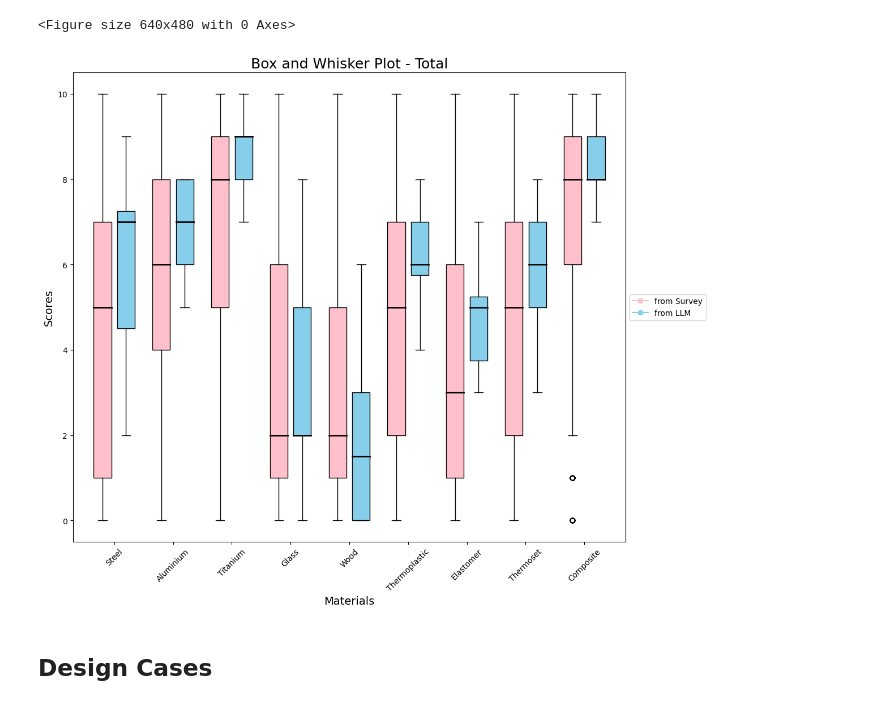
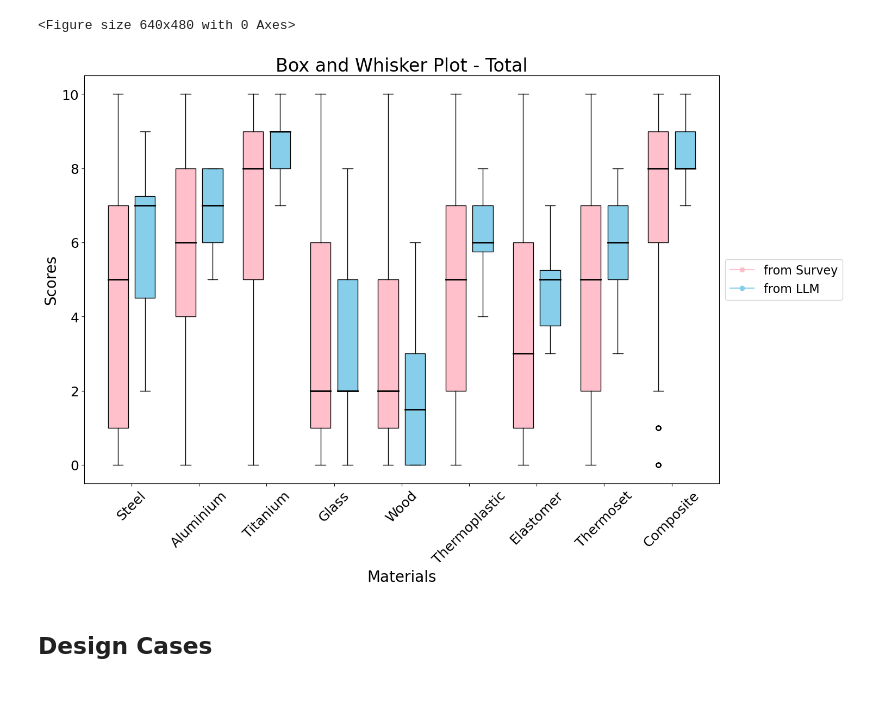
Before and after one commit to cmudrc/LLM-for-Material-Selection, a Jupyter notebook: Comparison Notebooks/SurveyLLM comparison.ipynb, the cells around one changed output. Drawn from its saved outputs; the diff is of its cells as text; code cells hidden in the pictures.

```diff
--- a/Comparison Notebooks/SurveyLLM comparison.ipynb
+++ b/Comparison Notebooks/SurveyLLM comparison.ipynb
@@ -2402,40 +2403,43 @@ import matplotlib.pyplot as plt
 
 # Assuming list_material_total and material_list_total are defined earlier
 
 survey_labels_total = ['Steel', 'Aluminium', 'Titanium', 'Glass', 'Wood', 'Thermoplastic', 'Elastomer', 'Thermoset', 'Composite']
 
-fig, ax = plt.subplots(figsize=(12, 10))
+fig, ax = plt.subplots(figsize=(15, 10))
 
 # Plot boxplot for survey data
 data_survey = [list_material_total[material] for material in survey_labels_total]
 bp = ax.boxplot(data_survey,  positions=[i - 0.2 for i in range(len(survey_labels_total))], widths=0.3,labels=survey_labels_total,patch_artist=True, boxprops=dict(facecolor='pink'))
 
 # Plot boxplot for LLM data
 llm_data_total = [material_list_total['Steel'], material_list_total['Aluminium'], material_list_total['Titanium'], material_list_total['Glass'], material_list_total['Wood'], material_list_total['Thermoplastic'], material_list_total['Elastomer'], material_list_total['Thermoset'], material_list_total['Composite']]
 bp_2 = ax.boxplot(llm_data_total, positions=[i + 0.2 for i in range(len(survey_labels_total))],widths=0.3, patch_artist=True, boxprops=dict(facecolor='skyblue'), showfliers=False)
 
 for median in bp['medians']:
     median.set(color ='black',linewidth = 2)
 
 for median in bp_2['medians']:
         median.set(color ='black',linewidth = 2)
 
 ax.set_xticks([i for i in range(len(survey_labels_total))])
-ax.set_xticklabels(survey_labels_total, rotation=45)
+ax.set_xticklabels(survey_labels_total, rotation=45, fontsize=18)
+# ax.yticks
 
-ax.set_title('Box and Whisker Plot - Total', fontsize=18)
-ax.set_xlabel('Materials', fontsize=14)
-ax.set_ylabel('Scores', fontsize=14)
+ax.set_title('Box and Whisker Plot - Total', fontsize=24)
+ax.set_xlabel('Materials', fontsize=20)
+ax.set_ylabel('Scores', fontsize=20)
 
 # Create custom legends
 survey_legend = plt.Line2D([], [], marker='o', color='pink', label='from Survey')
 llm_legend = plt.Line2D([], [], marker='o', color='skyblue', label='from LLM')
-ax.legend(handles=[survey_legend, llm_legend], loc='center left', bbox_to_anchor=(1, 0.5))
+ax.legend(handles=[survey_legend, llm_legend], loc='center left', bbox_to_anchor=(1, 0.5), fontsize=16)
+
+plt.yticks(fontsize=18)
 
 plt.tight_layout()
 plt.show()
 # %% [output]
-[figure, old version]
+[figure, new version]
 # %% [markdown]
 ## Design Cases
 # %% [markdown]
```
Also changed, not shown: parts of 1 cell of this notebook.
